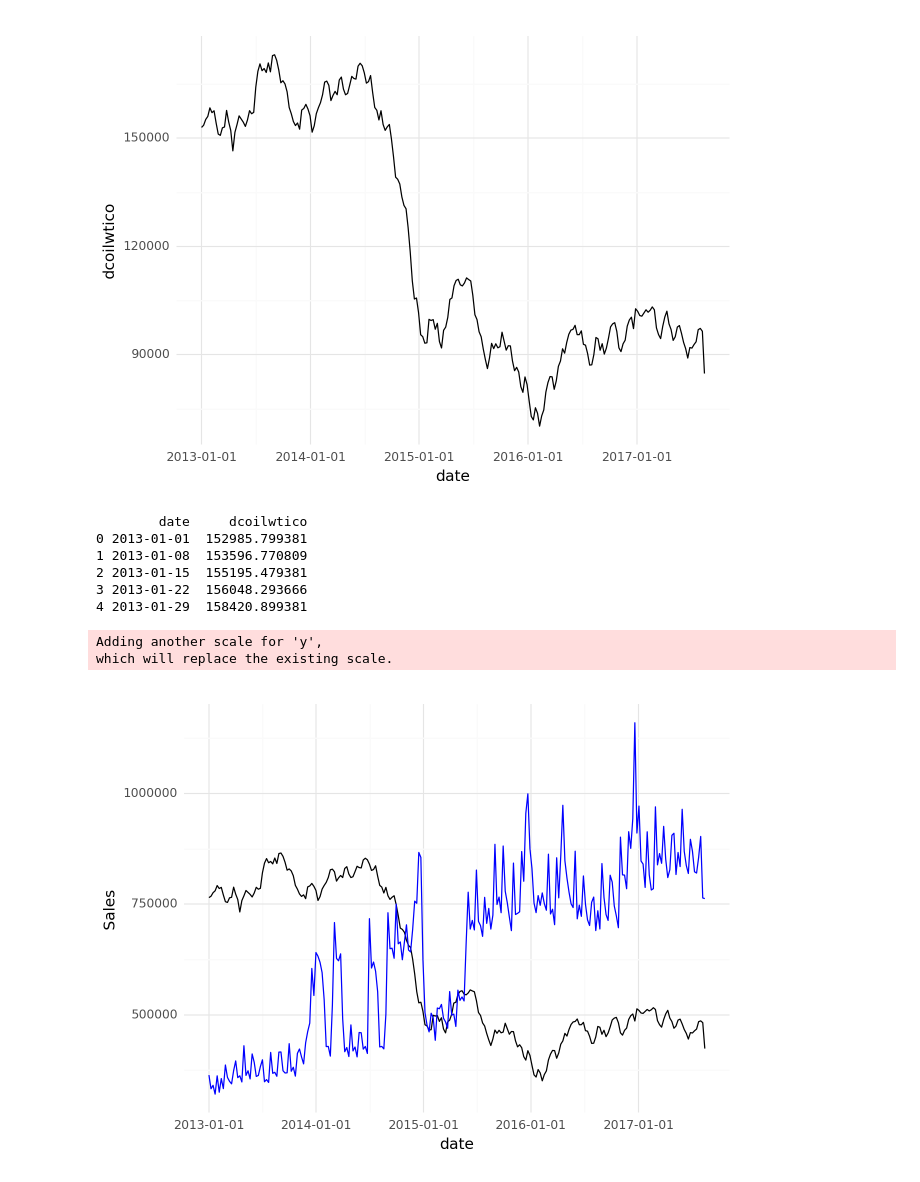
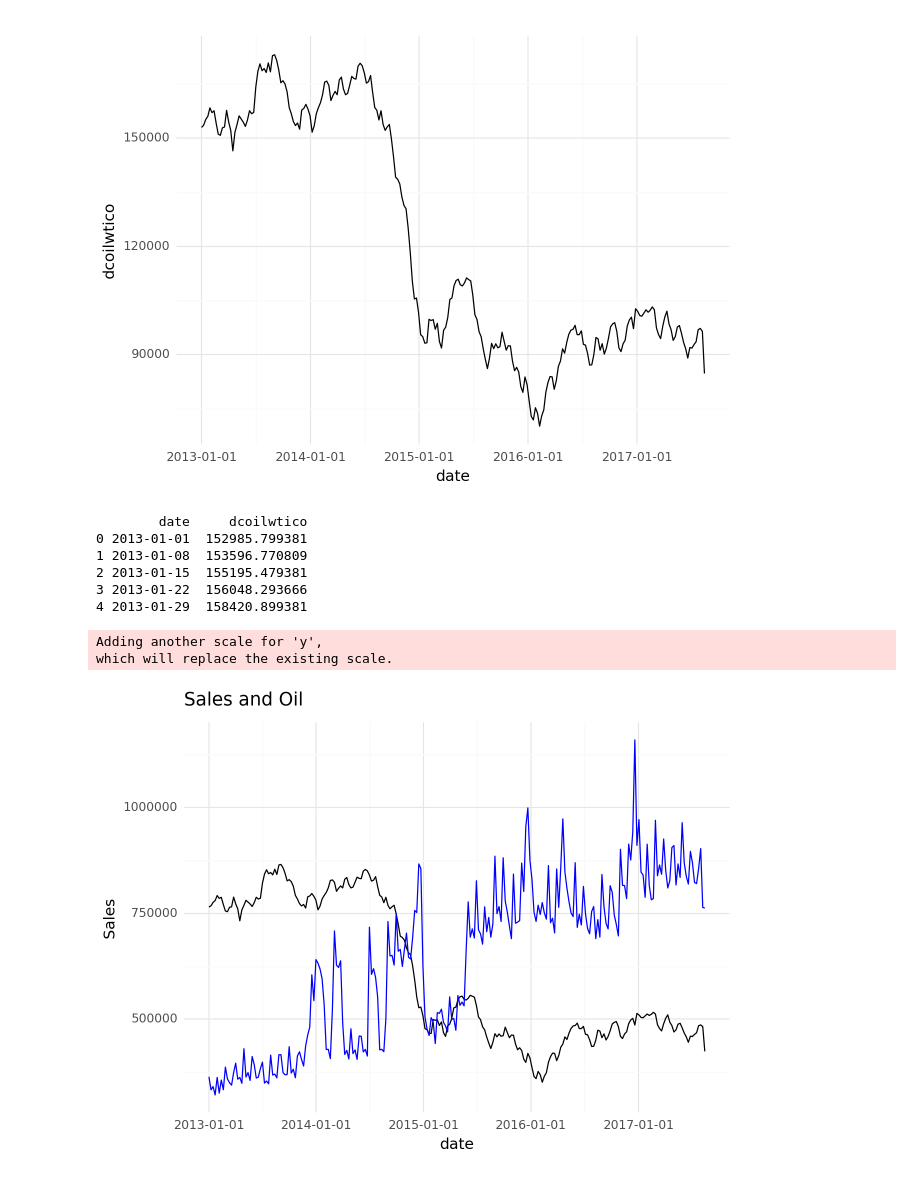
Before and after one commit to JuhanPauklin/IDS2023_StoreSales, a Jupyter notebook: PlotsforPresentation.ipynb, the cells around one changed output. Saved outputs shown, nothing was run; the diff lists cells and outputs as text; code cells hidden in the pictures.

```diff
--- a/PlotsforPresentation.ipynb
+++ b/PlotsforPresentation.ipynb
@@ -129,33 +130,36 @@ print(plot)
 # %%
 # Assuming oilprice_by_date and sum_sales_by_date are existant
 
 # Resample the data to get a 7-day rolling mean for both DataFrames
 oilprice_resampled = oilprice_by_date.resample('7D').mean().reset_index()
 sales_resampled = sum_sales_by_date.resample('7D').mean().reset_index()
 print(oilprice_resampled.head())
 oilprice_resampled['dcoilwtico']=oilprice_resampled['dcoilwtico']*5
 # Plot using plotnine with dual y-axes
 plot = (
     p9.ggplot() +
     p9.geom_line(p9.aes(x='date', y='dcoilwtico'), color='black', data=oilprice_resampled) +
     p9.geom_line(p9.aes(x='date', y='sales'), color='blue', data=sales_resampled) +
     p9.scale_y_continuous(name="Oil Price") +
     p9.scale_y_continuous(name="Sales") +
-    p9.theme_minimal()
+    p9.theme_minimal() +
+    p9.ggtitle("Sales and Oil")
 )
+
+plot.save("SalesAndOil.png", dpi=1000)
 
 # Display the plot
 print(plot)
 # %% [output]
         date     dcoilwtico
 0 2013-01-01  152985.799381
 1 2013-01-08  153596.770809
 2 2013-01-15  155195.479381
 3 2013-01-22  156048.293666
 4 2013-01-29  158420.899381
 Adding another scale for 'y',
 which will replace the existing scale.
-[figure, old version]
+[figure, new version]
 # %%
 import matplotlib.pyplot as plt
 data = pd.read_csv("merged_data.csv")
```
Also changed, not shown: parts of 4 cells of this notebook, 3 other files.
